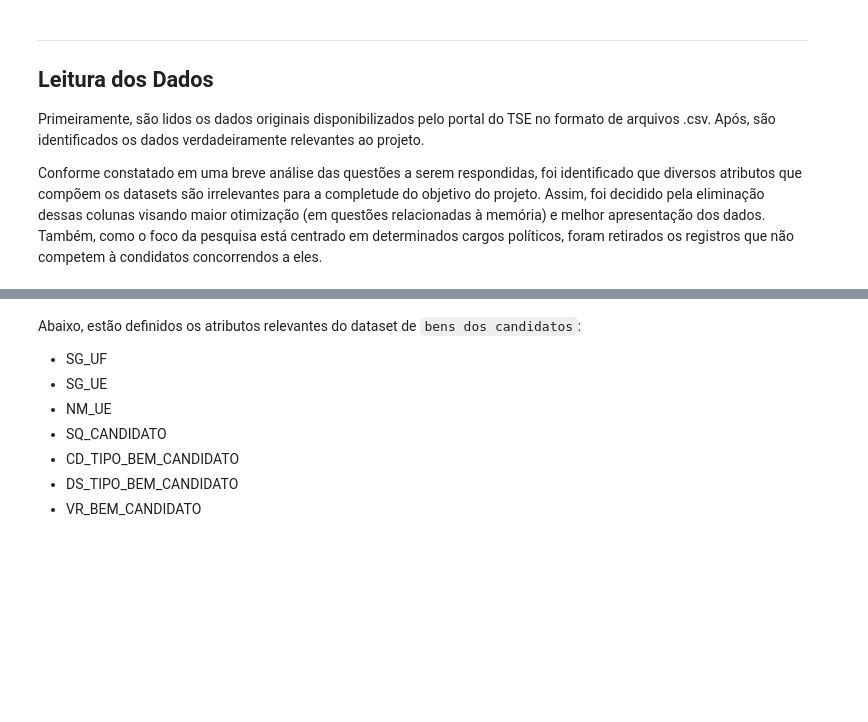
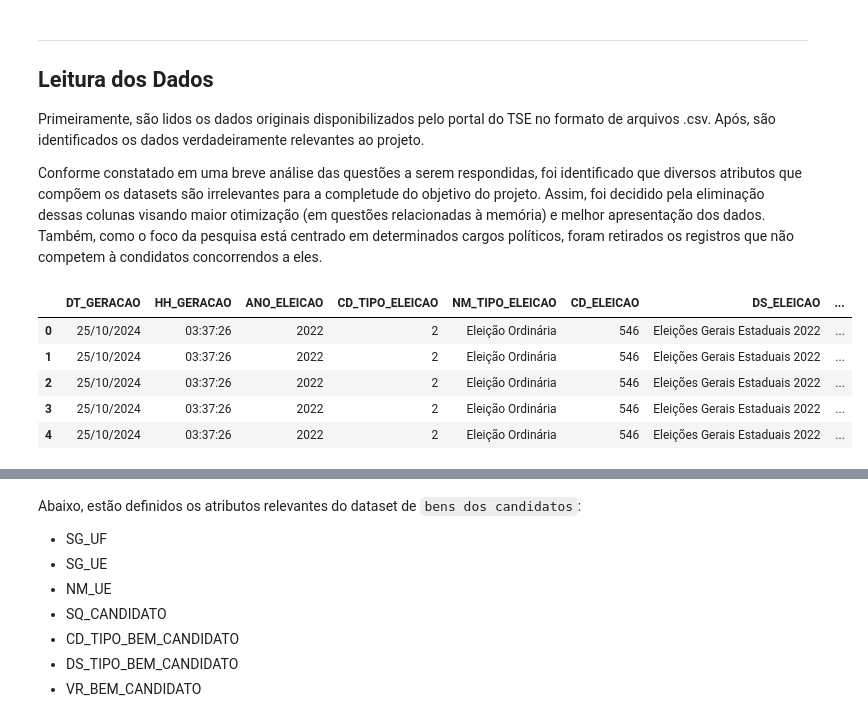
Before and after one commit to LucasTBandeira/GovAnalysis, a Jupyter notebook: data-wrangling.ipynb, the cells around one changed output, grey strips where cells are left out. Saved outputs shown, nothing was run; the diff lists cells and outputs as text; code cells hidden in the pictures; blank space fills up the shorter version.

```diff
--- a/data-wrangling.ipynb
+++ b/data-wrangling.ipynb
@@ -8,5 +8,15 @@ Primeiramente, são lidos os dados originais disponibilizados pelo portal do TSE
 
 Conforme constatado em uma breve análise das questões a serem respondidas, foi identificado que diversos atributos que compõem os datasets são irrelevantes para a completude do objetivo do projeto. Assim, foi decidido pela eliminação dessas colunas visando maior otimização (em questões relacionadas à memória) e melhor apresentação dos dados. Também, como o foco da pesquisa está centrado em determinados cargos políticos, foram retirados os registros que não competem à condidatos concorrendos a eles.
 # %%
-df_bens     = pd.read_csv('data/datasets/bens_candidatos_brasil.csv', sep=';', encoding='latin-1')
+# Carrega o dataset de bens declarados dos candidatos
+
+df_bens = pd.read_csv('data/datasets/bens_candidatos_brasil.csv', sep=';', encoding='latin-1')
+df_bens.head()
+# %% [output]
+|  | DT_GERACAO | HH_GERACAO | ANO_ELEICAO | CD_TIPO_ELEICAO | NM_TIPO_ELEICAO | CD_ELEICAO | DS_ELEICAO | ... |
+| 0 | 25/10/2024 | 03:37:26 | 2022 | 2 | Eleição Ordinária | 546 | Eleições Gerais Estaduais 2022 | ... |
+| 1 | 25/10/2024 | 03:37:26 | 2022 | 2 | Eleição Ordinária | 546 | Eleições Gerais Estaduais 2022 | ... |
+| 2 | 25/10/2024 | 03:37:26 | 2022 | 2 | Eleição Ordinária | 546 | Eleições Gerais Estaduais 2022 | ... |
+| 3 | 25/10/2024 | 03:37:26 | 2022 | 2 | Eleição Ordinária | 546 | Eleições Gerais Estaduais 2022 | ... |
+| 4 | 25/10/2024 | 03:37:26 | 2022 | 2 | Eleição Ordinária | 546 | Eleições Gerais Estaduais 2022 | ... |
 # %%
```
Also changed, not shown: parts of 25 cells of this notebook, 5 other files.
